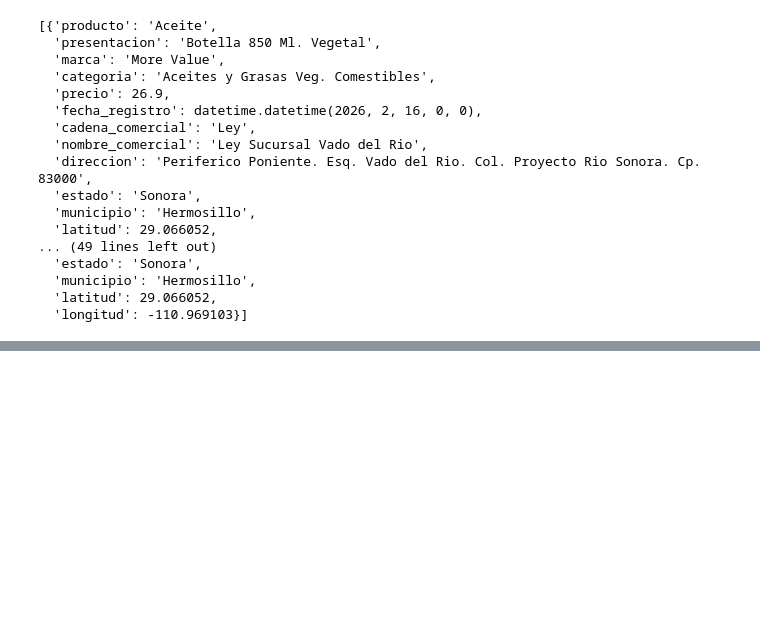
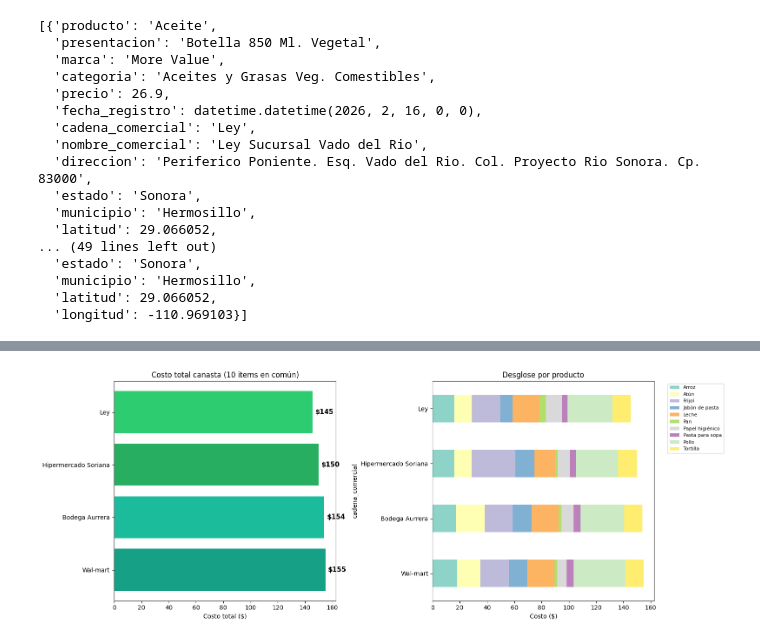
Before and after one commit to anmerino-pnd/sina, a Jupyter notebook: notebooks/qqp_01.ipynb, the cells around one changed output, grey strips where cells are left out. Cells and saved outputs as stored; diff of their text form; code cells hidden in the pictures; blank space fills up the shorter version.

```diff
--- a/notebooks/qqp_01.ipynb
+++ b/notebooks/qqp_01.ipynb
@@ -288,0 +776,32 @@ registros[:5]
+# %%
+# Gráfica comparativa justa
+fig, axes = plt.subplots(1, 2, figsize=(16, 6))
+
+# Izquierda: barras del total
+ax1 = axes[0]
+colors = ['#2ecc71', '#27ae60', '#1abc9c', '#16a085']
+bars = ax1.barh(resumen_justo.index, resumen_justo['costo_total'], color=colors)
+for i, (idx, row) in enumerate(resumen_justo.iterrows()):
+    ax1.text(row['costo_total'] + 2, i, f"${row['costo_total']:.0f}", va='center', fontsize=11, fontweight='bold')
+ax1.set_title(f'Costo total canasta ({len(items_comunes)} items en común)', fontsize=12)
+ax1.set_xlabel('Costo total ($)')
+ax1.invert_yaxis()
+
+# Derecha: desglose por item
+ax2 = axes[1]
+pivot_items = df_comparativo.pivot_table(
+    index='cadena_comercial',
+    columns='item_canasta',
+    values='precio'
+).reindex(resumen_justo.index)
+
+pivot_items.plot(kind='barh', stacked=True, ax=ax2, colormap='Set3')
+ax2.set_title('Desglose por producto', fontsize=12)
+ax2.set_xlabel('Costo ($)')
+ax2.legend(bbox_to_anchor=(1.05, 1), loc='upper left', fontsize=8)
+ax2.invert_yaxis()
+
+plt.tight_layout()
+plt.show()
+# %% [output]
+[figure, added]
```
Also changed, not shown: parts of 18 cells of this notebook, 2 other files.
